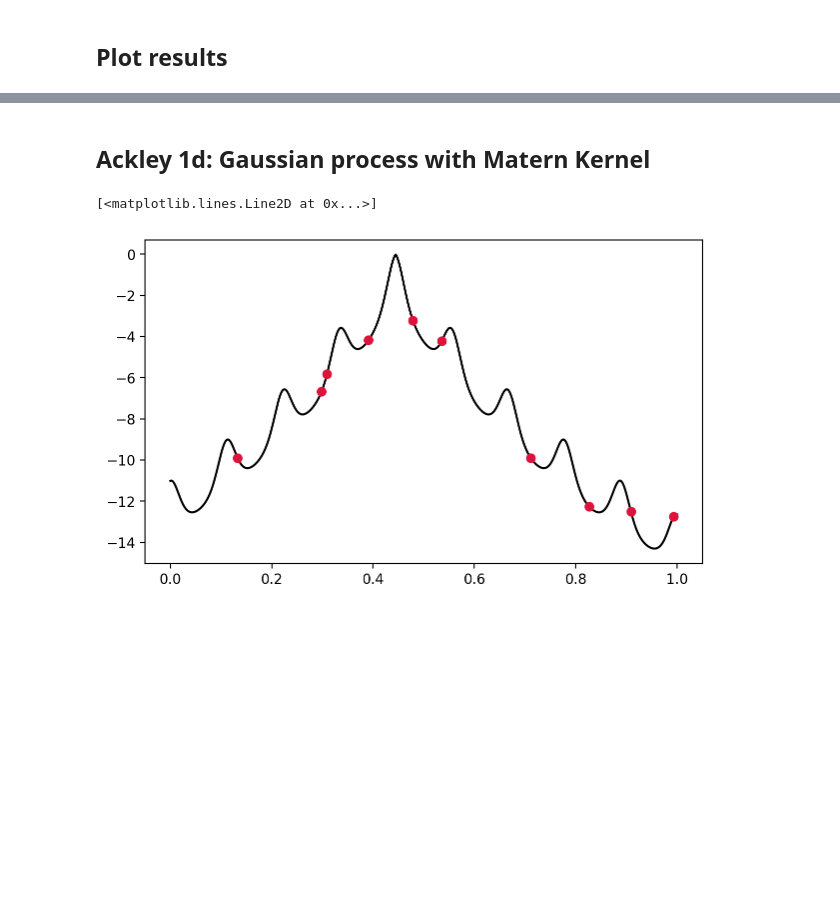
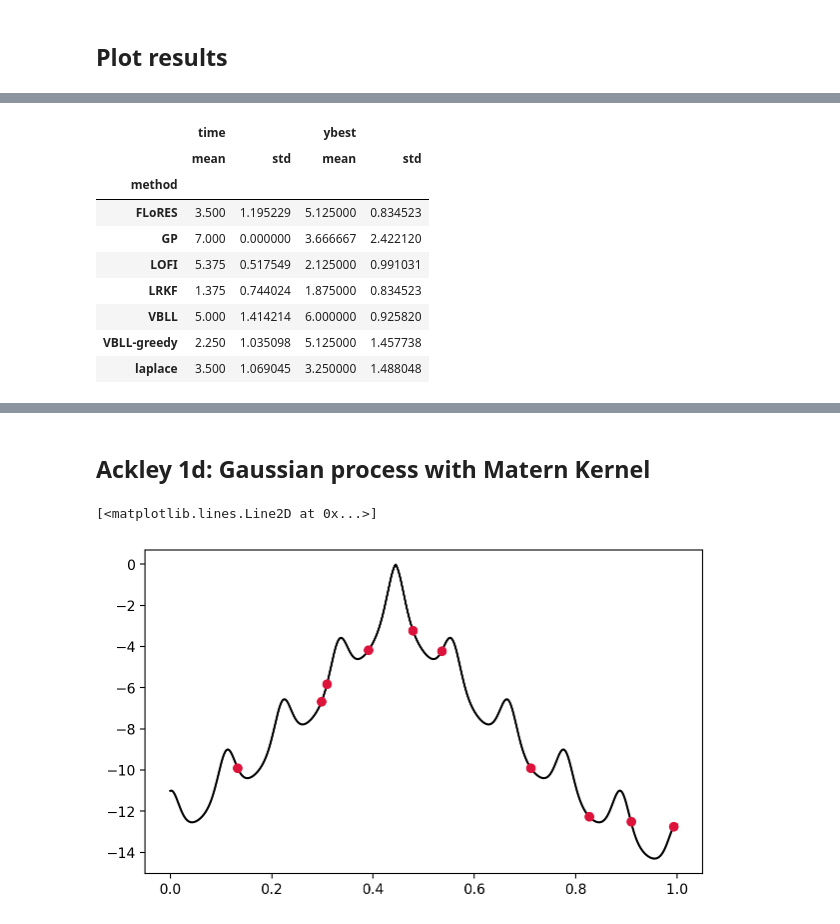
Before and after one commit to gerdm/low-rank-last-layer-inference, a Jupyter notebook: experiments/01-bayesopt-classic.ipynb, the cells around one changed output, grey strips where cells are left out. Saved outputs shown, nothing was run; the diff lists cells and outputs as text; code cells hidden in the pictures; blank space fills up the shorter version.

```diff
--- a/experiments/01-bayesopt-classic.ipynb
+++ b/experiments/01-bayesopt-classic.ipynb
@@ -258,3 +184,16 @@ colors = sns.color_palette()
+# %%
+mean_ranks
+# %% [output]
+|  | time |  | ybest |  |
+|  | mean | std | mean | std |
+| method |  |  |  |  |
+| FLoRES | 3.500 | 1.195229 | 5.125000 | 0.834523 |
+| GP | 7.000 | 0.000000 | 3.666667 | 2.422120 |
+| LOFI | 5.375 | 0.517549 | 2.125000 | 0.991031 |
+| LRKF | 1.375 | 0.744024 | 1.875000 | 0.834523 |
+| VBLL | 5.000 | 1.414214 | 6.000000 | 0.925820 |
+| VBLL-greedy | 2.250 | 1.035098 | 5.125000 | 1.457738 |
+| laplace | 3.500 | 1.069045 | 3.250000 | 1.488048 |
 # %%
 for method in methods:
     plt.errorbar(
```
Also changed, not shown: parts of 16 cells of this notebook, 4 other files.
